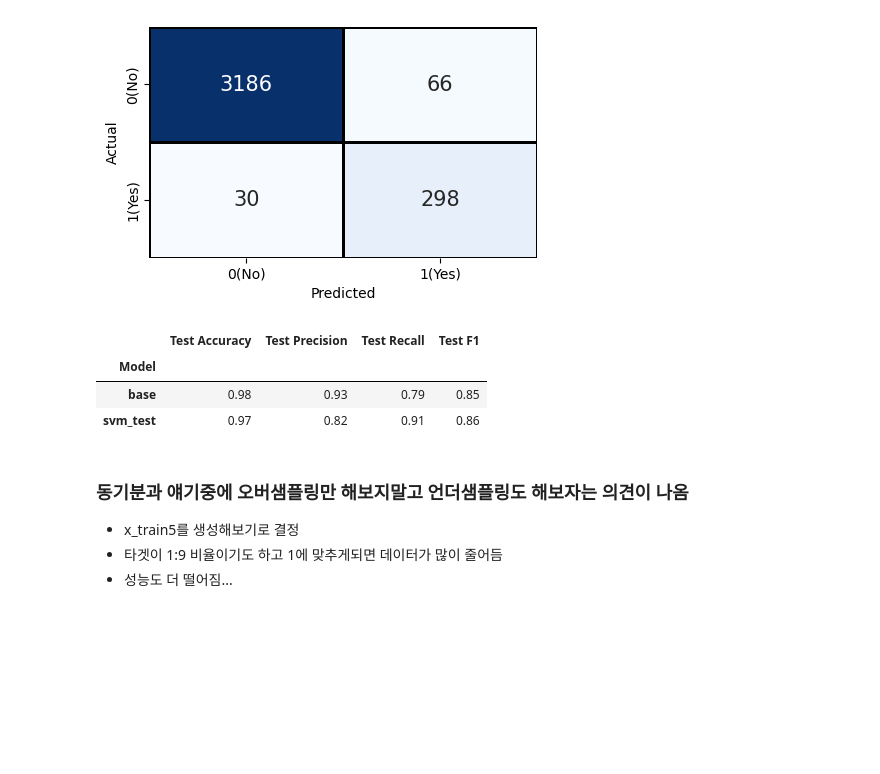
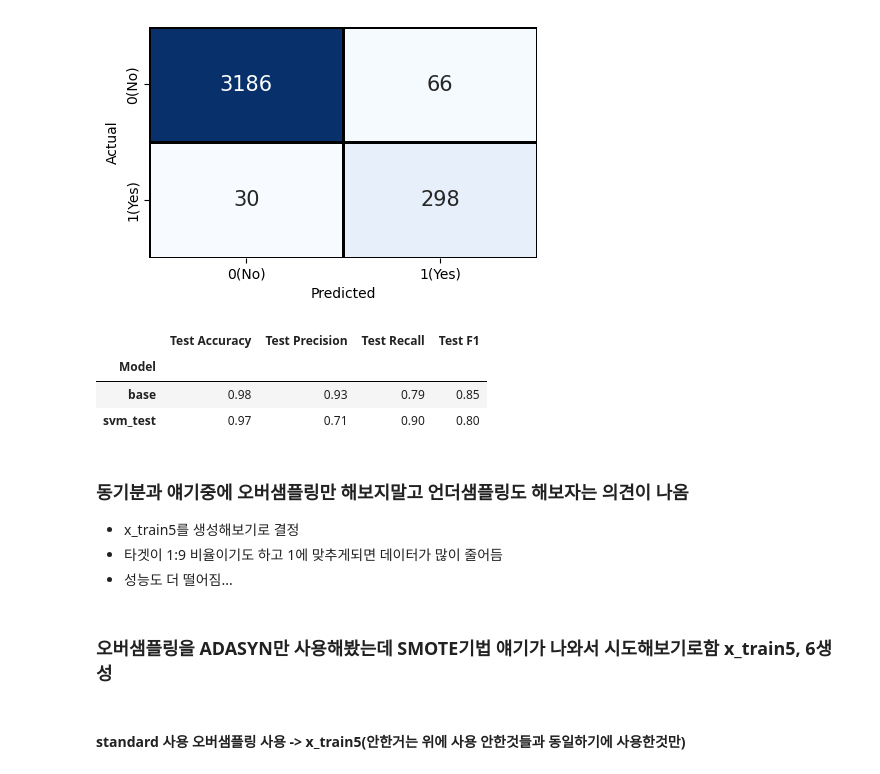
Before and after one commit to AI-18-6-10/Project1-practice, a Jupyter notebook: model/star_model/1st/machine/star_MLmodel.ipynb, the cells around one changed output. Drawn from its saved outputs; the diff is of its cells as text; code cells hidden in the pictures; blank space fills up the shorter version.

```diff
--- a/model/star_model/1st/machine/star_MLmodel.ipynb
+++ b/model/star_model/1st/machine/star_MLmodel.ipynb
@@ -23,7 +28,7 @@ from sklearn.model_selection import cross_validate
 # 업샘플링에 사용되는 라이브러리
 from imblearn.over_sampling import ADASYN
 
-path = './binary_classification_data.csv'
+path = '../../../../data/star.csv'
 bc_data = pd.read_csv(path)
 # %%
 # column명이 너무 길어서 짧게줄임
@@ -64,7 +83,7 @@ https://givitallugot.github.io/articles/2021-07/Python-imbalanced-sampling-copy
 # %%
 def split_dataset(df, test_ratio = 0.2, select=1, upsampling=None):
     # 미리 전역변수로 설정해두기
-    global x_df, y_df
+    global x_df, y_df, scaler
 
     # 학습 데이터 분리
     x_df = df.drop('Class', axis=1)
@@ -74,7 +93,7 @@ def split_dataset(df, test_ratio = 0.2, select=1, upsampling=None):
 
     # 대표적인 표준화 두가지 중 택1
     if select == 1:
-        scaler=StandardScaler()
+        scaler = StandardScaler()
     else:
         scaler = MinMaxScaler()
 
@@ -1329,37 +1352,39 @@ plt.show()
 # %%
 base_metrics = {
     'Test Accuracy': 0.98,
     'Test Precision': 0.93,
     'Test Recall': 0.79,
     'Test F1': 0.85
 }
 
 svm_test_metrics = {
     'Test Accuracy': round(svm_model_final.score(x_test1, y_test1), 2),
     'Test Precision': round(precision_score(y_test1, y_test_pred), 2),
     'Test Recall': round(recall_score(y_test1, y_test_pred), 2),
     'Test F1': round(f1_score(y_test1, y_test_pred), 2)
 }
 
 base_df = pd.DataFrame([base_metrics])
 svm_test_df = pd.DataFrame([svm_test_metrics])
 
 base_df['Model'] = 'base'
 svm_test_df['Model'] = 'svm_test'
 
 base_df.set_index('Model', inplace=True)
 svm_test_df.set_index('Model', inplace=True)
 
-result_df = pd.concat([base_df, svm_test_df])
+svm_result_df = pd.concat([base_df, svm_test_df])
 
-result_df
+svm_result_df
 # %% [output]
 |  | Test Accuracy | Test Precision | Test Recall | Test F1 |
 | Model |  |  |  |  |
 | base | 0.98 | 0.93 | 0.79 | 0.85 |
-| svm_test | 0.97 | 0.82 | 0.91 | 0.86 |
+| svm_test | 0.97 | 0.71 | 0.90 | 0.80 |
 # %% [markdown]
 ### 동기분과 얘기중에 오버샘플링만 해보지말고 언더샘플링도 해보자는 의견이 나옴
 - x_train5를 생성해보기로 결정
 - 타겟이 1:9 비율이기도 하고 1에 맞추게되면 데이터가 많이 줄어듬
 - 성능도 더 떨어짐...
+# %% [markdown]
+### 오버샘플링을 ADASYN만 사용해봤는데 SMOTE기법 얘기가 나와서 시도해보기로함 x_train5, 6생성
@@ -1365,0 +1421,2 @@ result_df
+# %% [markdown]
+#### standard 사용 오버샘플링 사용 -> x_train5(안한거는 위에 사용 안한것들과 동일하기에 사용한것만)
```
Also changed, not shown: parts of 41 cells of this notebook, 6 other files.
